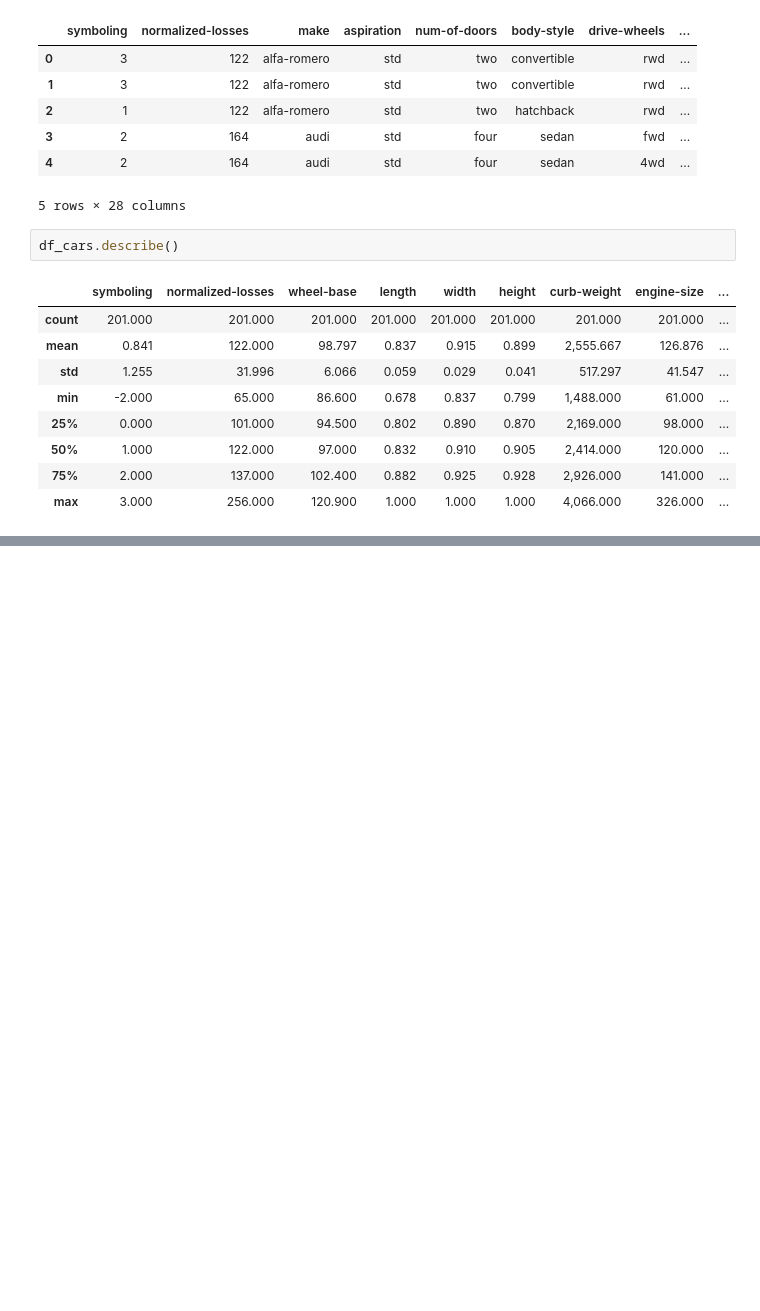
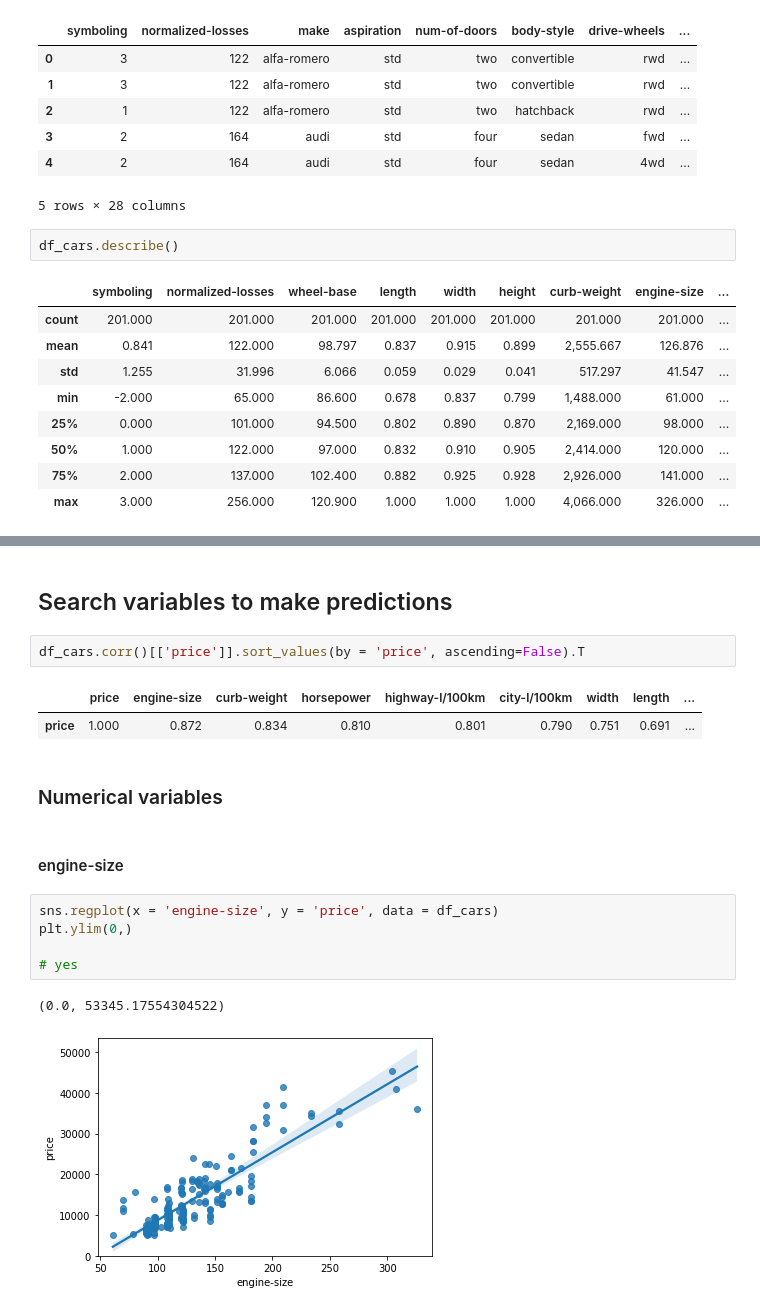
Before and after one commit to FernandoCallasaca/car_price_prediction_python_ml, a Jupyter notebook: 2. variables to predict.ipynb, the cells around one changed output, grey strips where cells are left out. Drawn from its saved outputs; the diff is of its cells as text; blank space fills up the shorter version.

Commit message:
numerical variable and categorical variable better to predict

```diff
--- a/2. variables to predict.ipynb
+++ b/2. variables to predict.ipynb
@@ -41,0 +54,19 @@ df_cars.describe()
+# %% [markdown]
+## Search variables to make predictions
+# %%
+df_cars.corr()[['price']].sort_values(by = 'price', ascending=False).T
+# %% [output]
+|  | price | engine-size | curb-weight | horsepower | highway-l/100km | city-l/100km | width | length | ... |
+| price | 1.000 | 0.872 | 0.834 | 0.810 | 0.801 | 0.790 | 0.751 | 0.691 | ... |
+# %% [markdown]
+### Numerical variables
+# %% [markdown]
+#### engine-size
+# %%
+sns.regplot(x = 'engine-size', y = 'price', data = df_cars)
+plt.ylim(0,)
+
+# yes
+# %% [output]
+(0.0, 53345.17554304522)
+[figure, added]
```
Also changed, not shown: parts of 27 cells of this notebook.
